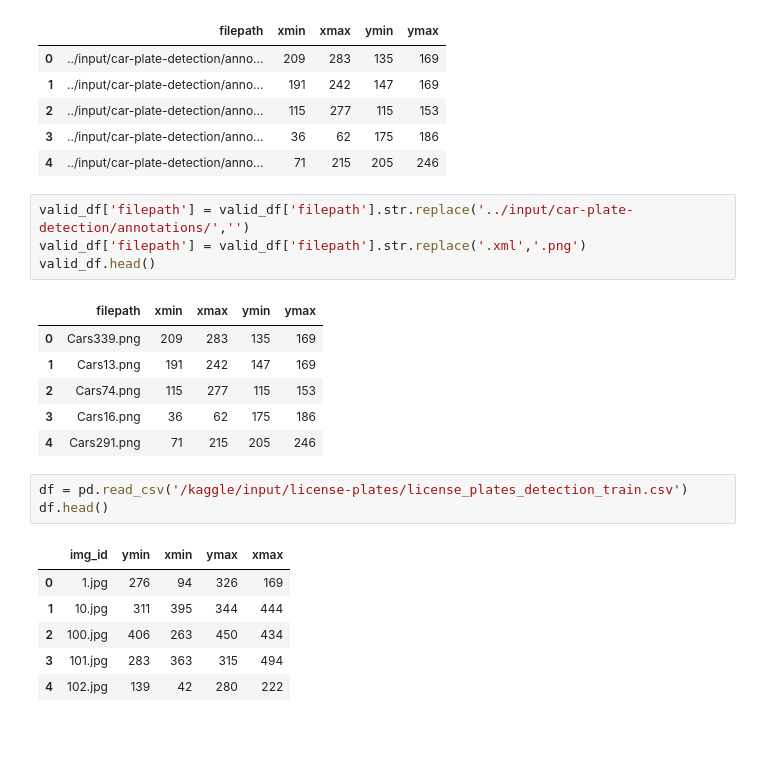
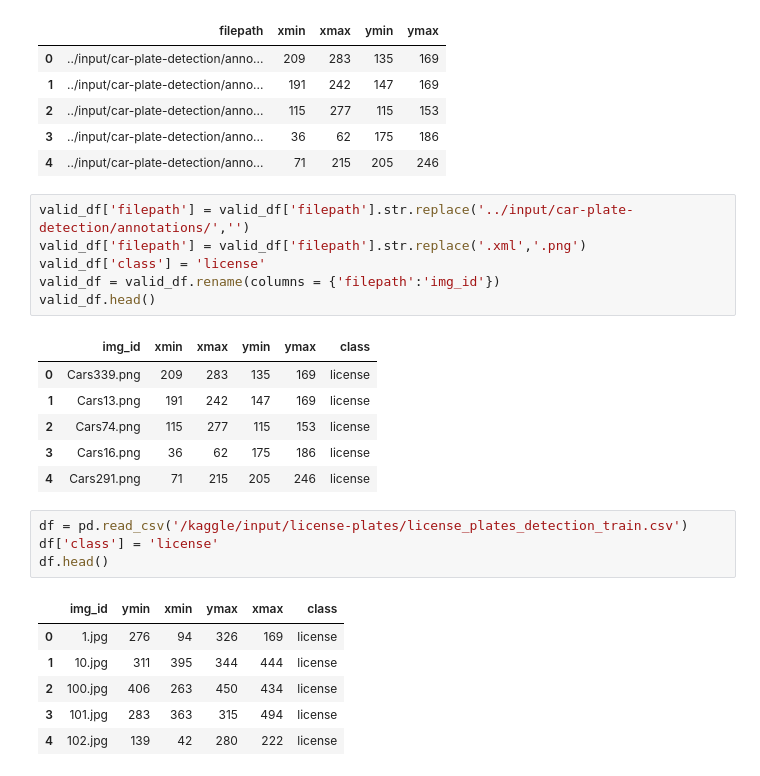
Before and after one commit to koleshjr/Computer-Vision-for-License-Plate-Recognition-, a Jupyter notebook: car-license-plate-detection.ipynb, the cells around one changed output. Drawn from its saved outputs; the diff is of its cells as text; blank space fills up the shorter version.

Commit message:
Kaggle Notebook | Car License Plate Detection | Version 2

```diff
--- a/car-license-plate-detection.ipynb
+++ b/car-license-plate-detection.ipynb
@@ -78,24 +78,27 @@ valid_df.head()
 # %%
 valid_df['filepath'] = valid_df['filepath'].str.replace('../input/car-plate-detection/annotations/','')
 valid_df['filepath'] = valid_df['filepath'].str.replace('.xml','.png')
+valid_df['class'] = 'license'
+valid_df = valid_df.rename(columns = {'filepath':'img_id'})
 valid_df.head()
 # %% [output]
-|  | filepath | xmin | xmax | ymin | ymax |
-| 0 | Cars339.png | 209 | 283 | 135 | 169 |
-| 1 | Cars13.png | 191 | 242 | 147 | 169 |
-| 2 | Cars74.png | 115 | 277 | 115 | 153 |
-| 3 | Cars16.png | 36 | 62 | 175 | 186 |
-| 4 | Cars291.png | 71 | 215 | 205 | 246 |
+|  | img_id | xmin | xmax | ymin | ymax | class |
+| 0 | Cars339.png | 209 | 283 | 135 | 169 | license |
+| 1 | Cars13.png | 191 | 242 | 147 | 169 | license |
+| 2 | Cars74.png | 115 | 277 | 115 | 153 | license |
+| 3 | Cars16.png | 36 | 62 | 175 | 186 | license |
+| 4 | Cars291.png | 71 | 215 | 205 | 246 | license |
 # %%
 df = pd.read_csv('/kaggle/input/license-plates/license_plates_detection_train.csv')
+df['class'] = 'license'
 df.head()
 # %% [output]
-|  | img_id | ymin | xmin | ymax | xmax |
-| 0 | 1.jpg | 276 | 94 | 326 | 169 |
-| 1 | 10.jpg | 311 | 395 | 344 | 444 |
-| 2 | 100.jpg | 406 | 263 | 450 | 434 |
-| 3 | 101.jpg | 283 | 363 | 315 | 494 |
-| 4 | 102.jpg | 139 | 42 | 280 | 222 |
+|  | img_id | ymin | xmin | ymax | xmax | class |
+| 0 | 1.jpg | 276 | 94 | 326 | 169 | license |
+| 1 | 10.jpg | 311 | 395 | 344 | 444 | license |
+| 2 | 100.jpg | 406 | 263 | 450 | 434 | license |
+| 3 | 101.jpg | 283 | 363 | 315 | 494 | license |
+| 4 | 102.jpg | 139 | 42 | 280 | 222 | license |
 # %%
 df.shape, valid_df.shape
 # %% [output]
```
Also changed, not shown: parts of 8 cells of this notebook.
